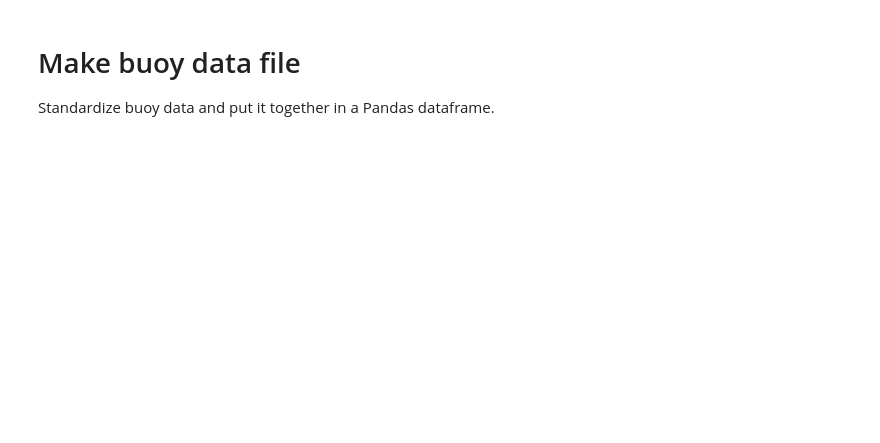
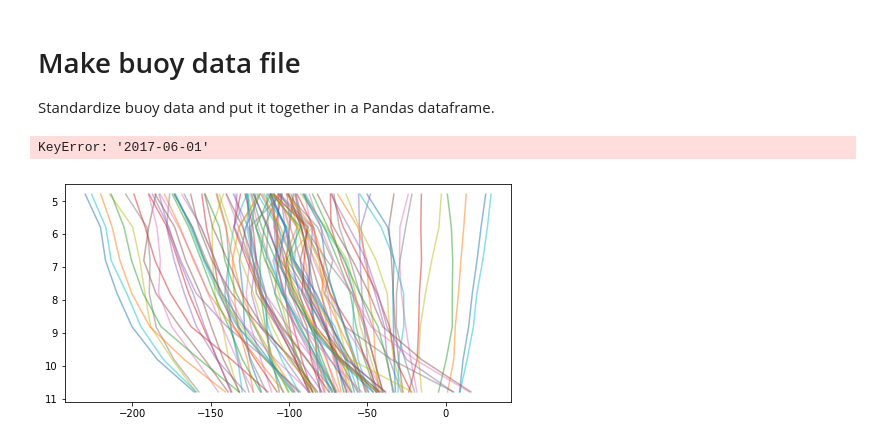
Before and after one commit to kthyng/flood_estimate, a Jupyter notebook: make_data.ipynb, the cells around one changed output. Drawn from its saved outputs; the diff is of its cells as text; code cells hidden in the pictures; blank space fills up the shorter version.

Commit message:
saving changes to make_data because making more now to add in precip and so on

```diff
--- a/make_data.ipynb
+++ b/make_data.ipynb
@@ -31,13 +33,15 @@ buoys = {'BOLI': {'ll': ([-94.783, 29.342]), 'color': '#689F38', 'vars': ['Water
          '8771013': {'ll': ([bys['8771013']['lon'], bys['8771013']['lat']]), 'color': '#AFB42B',
                      'vars': ['Water Level [m]', 'AirT [deg C]', 'WaterT [deg C]', 'East [m/s]', 'North [m/s]', 'Salinity']},
          '8771341': {'ll': ([bys['8771341']['lon'], bys['8771341']['lat']]), 'color': '#388E3C',
-                     'vars': ['Water Level [m]', 'AirT [deg C]', 'WaterT [deg C]', 'East [m/s]', 'North [m/s]']},
+                     'vars': ['Water Level [m]', 'AirT [deg C]', 'WaterT [deg C]', 'East [m/s]', 'North [m/s]',
+                             'AtmPr [MB]']},
          '8771450': {'ll': ([bys['8771450']['lon'], bys['8771450']['lat']]), 'color': '#00796B',
-                     'vars': ['Water Level [m]', 'AirT [deg C]', 'WaterT [deg C]', 'East [m/s]', 'North [m/s]']},
+                     'vars': ['Water Level [m]', 'AirT [deg C]', 'WaterT [deg C]', 'East [m/s]', 'North [m/s]',
+                             'AtmPr [MB]']},
          'B': {'ll': ([bys['B']['lon'], bys['B']['lat']]), 'color': '#303F9F',
                      'vars': ['AirT [deg C]', 'WaterT [deg C]', 'East [m/s]', 'North [m/s]', 'Salinity', 'Along [cm/s]', 'Across [cm/s]']},
          'g06010': {'ll': ([bys['g06010']['lon'], bys['g06010']['lat']]), 'color': '#388E3C',
-                     'vars': ['Along [cm/s]', 'Across [cm/s]']},
+                     'vars': ['Along [cm/s]', 'Across [cm/s]', 'WaterT [deg C]']},
          '42035': {'ll': ([bys['42035']['lon'], bys['42035']['lat']]), 'color': '#5D4037',
                      'vars': ['AirT [deg C]', 'WaterT [deg C]', 'East [m/s]', 'North [m/s]']},
          '8770808': {'ll': ([bys['8770808']['lon'], bys['8770808']['lat']]), 'color': '#512DA8',
@@ -57,4 +61,9 @@ buoys_ordered = ['8770777', '8770613', 'OLDR', 'FISH', 'TRIN', 'MIDG', '8771013'
                 '8771450', '8771486', '8771972', '8770971', '8770808', 'B', '42035', '8770822']
 # buoys down main bay
 buoys_main = ['8770613', 'FISH', 'TRIN', 'MIDG', '8771013', 'BOLI', 'g06010', '8771341', '8771450']
+# %%
+savename = base + 'data.csv'
+dstart = '2017-06-01'; dend = '2017-12-31'
+tz = 'UTC'  # 'US/Central'
+baseurl = 'http://pong.tamu.edu/'  # or 'http://localhost/'
 # %%
@@ -148,0 +185,31 @@ if not os.path.exists(savename):
+# %%
+# Add in other river gauges
+# shows gauges: https://stn.wim.usgs.gov/fev/#HarveyAug2017; shows precip: https://txpub.usgs.gov/txwaterdashboard/index.html
+# list: https://waterdata.usgs.gov/tx/nwis/current/?type=precip&group_key=county_cd
+# USGS 08078000 Chocolate Bayou nr Alvin, TX ,; USGS 08077600 Clear Ck nr Friendswood, TX;
+# USGS 08067525 Goose Ck at Baytown, TX; USGS 08070200 E Fk San Jacinto Rv nr New Caney, TX
+stations = ['08078000', '08077600', '08067525']#, '08070200']
+for station in stations:
+    url = 'https://nwis.waterdata.usgs.gov/tx/nwis/uv/?cb_00060=on&format=rdb&site_no=' + station \
+            + '&period=&begin_date=' + dstart + '&end_date=' + dend
+
+    river = pd.read_table(url, parse_dates=True, skiprows=29, header=None, usecols=[2,4], index_col=0,
+                     names=['Dates [UTC]', station + ': flow rate [m^3/s]'])[dstart:dend].tz_localize('US/Central', ambiguous=True).tz_convert('UTC')
+    river = river*0.3048**3  # to m^3/s
+    river = river.resample('1H', base=0).mean()
+    df[river.columns[0]] = river
+# %% [output]
+KeyError: '2017-06-01'
+# %%
+plt.figure(figsize=(8,4))
+dates = df['2017-8-27':'2017-8-31'].index
+# dates = df.index
+s = np.zeros((len(dates), len(depths)))
+for i, date in enumerate(dates):
+    for j, depth in enumerate(depths):
+        s[i,j] = df['g06010: Along [cm/s], depth %s [m]' % depth].loc[date]
+plt.plot(s[:,1:].T, depths[1:], '-', alpha=0.5)
+#     plt.vlines(s.mean(), depths[0], depths[-1])
+plt.gca().invert_yaxis()
+# %% [output]
+[figure, added]
```
Also changed, not shown: parts of 14 cells of this notebook.
